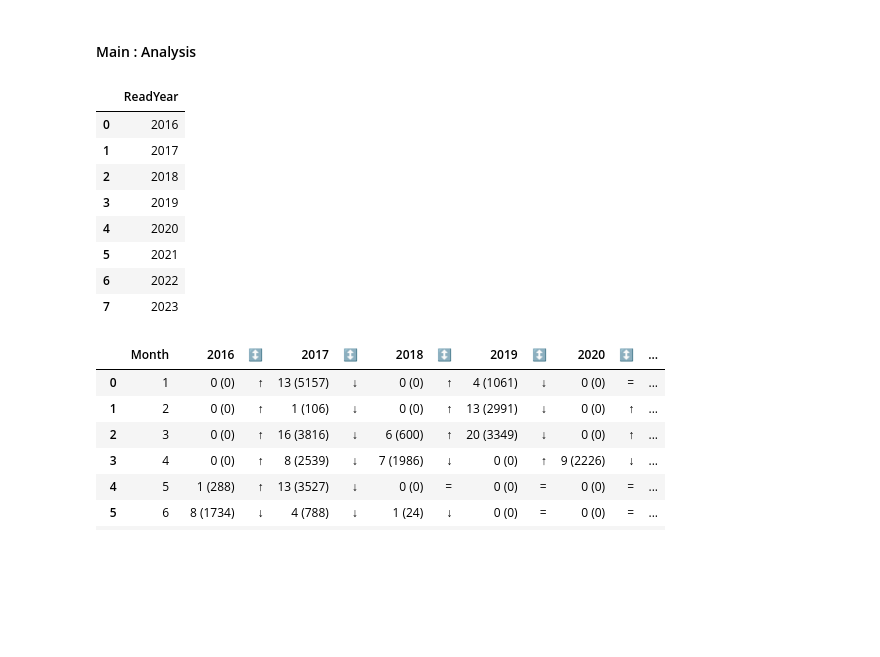
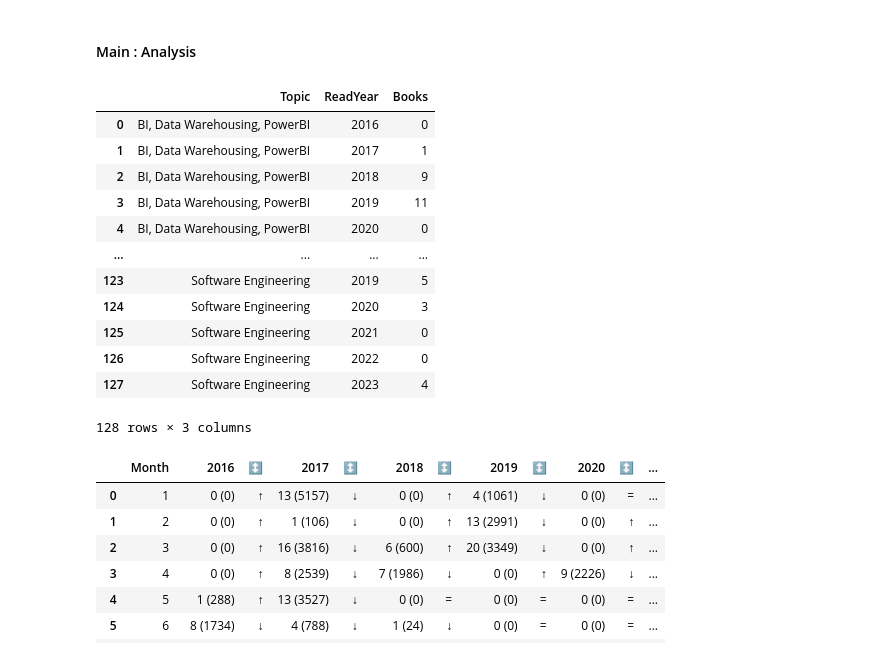
Before and after one commit to numbworks/nwreadinglist, a Jupyter notebook: src/nwreadinglistmanager.ipynb, the cells around one changed output. Cells and saved outputs as stored; diff of their text form; code cells hidden in the pictures; blank space fills up the shorter version.

Commit message:
#8 get_books_by_topic_read_year(): added.

```diff
--- a/src/nwreadinglistmanager.ipynb
+++ b/src/nwreadinglistmanager.ipynb
@@ -83,23 +83,24 @@ books_df : DataFrame = nwrlm.get_books_dataset(setting_collection = setting_coll
 if setting_collection.show_books_df:
     display(books_df.head(n = setting_collection.n_generic))
 # %%
-books_by_topic_read_year_df : DataFrame = nwrlm.group_books_by_multiple_columns(books_df = books_df, column_names = ["Topic", "ReadYear"])
-# display(books_by_topic_read_year_df)
-
 import pandas as pd
 
-read_years_df : DataFrame = nwrlm.create_read_years_dataframe(read_years = setting_collection.read_years)
-display(read_years_df )
+completed_df : DataFrame = nwrlm.get_books_by_topic_read_year(books_df = books_df, read_years = setting_collection.read_years)
+display(completed_df)
 # %% [output]
-|  | ReadYear |
-| 0 | 2016 |
-| 1 | 2017 |
-| 2 | 2018 |
-| 3 | 2019 |
-| 4 | 2020 |
-| 5 | 2021 |
-| 6 | 2022 |
-| 7 | 2023 |
+|  | Topic | ReadYear | Books |
+| 0 | BI, Data Warehousing, PowerBI | 2016 | 0 |
+| 1 | BI, Data Warehousing, PowerBI | 2017 | 1 |
+| 2 | BI, Data Warehousing, PowerBI | 2018 | 9 |
+| 3 | BI, Data Warehousing, PowerBI | 2019 | 11 |
+| 4 | BI, Data Warehousing, PowerBI | 2020 | 0 |
+| ... | ... | ... | ... |
+| 123 | Software Engineering | 2019 | 5 |
+| 124 | Software Engineering | 2020 | 3 |
+| 125 | Software Engineering | 2021 | 0 |
+| 126 | Software Engineering | 2022 | 0 |
+| 127 | Software Engineering | 2023 | 4 |
+128 rows × 3 columns
 # %%
 sas_by_month_df : DataFrame = nwrlm.get_sas_by_month(books_df = books_df, read_years = setting_collection.read_years)
 sas_by_month_upd_df = nwrlm.update_future_rs_to_empty(sas_by_month_df = sas_by_month_df , now = setting_collection.now)
```
Also changed, not shown: 1 other file.
